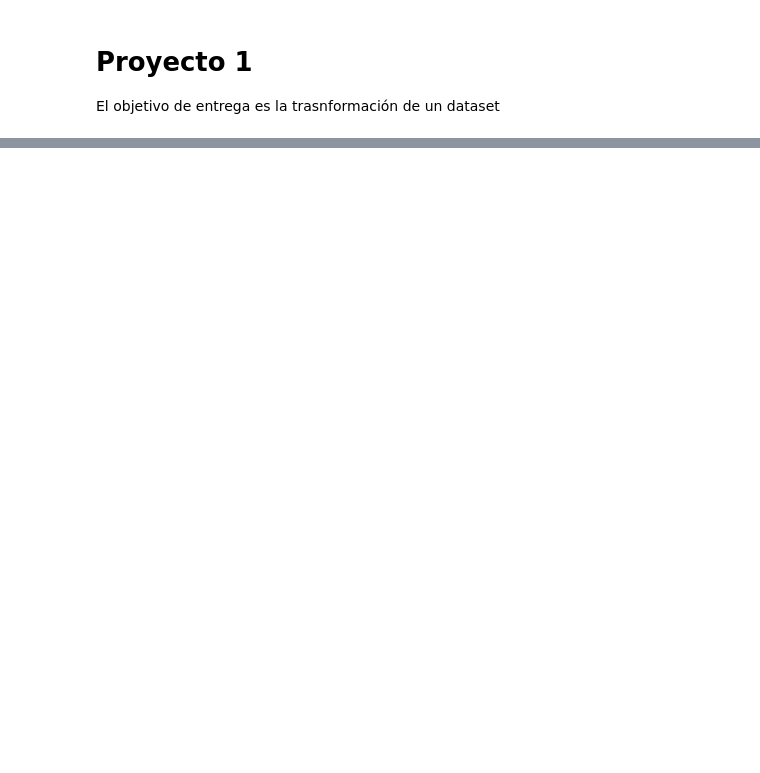
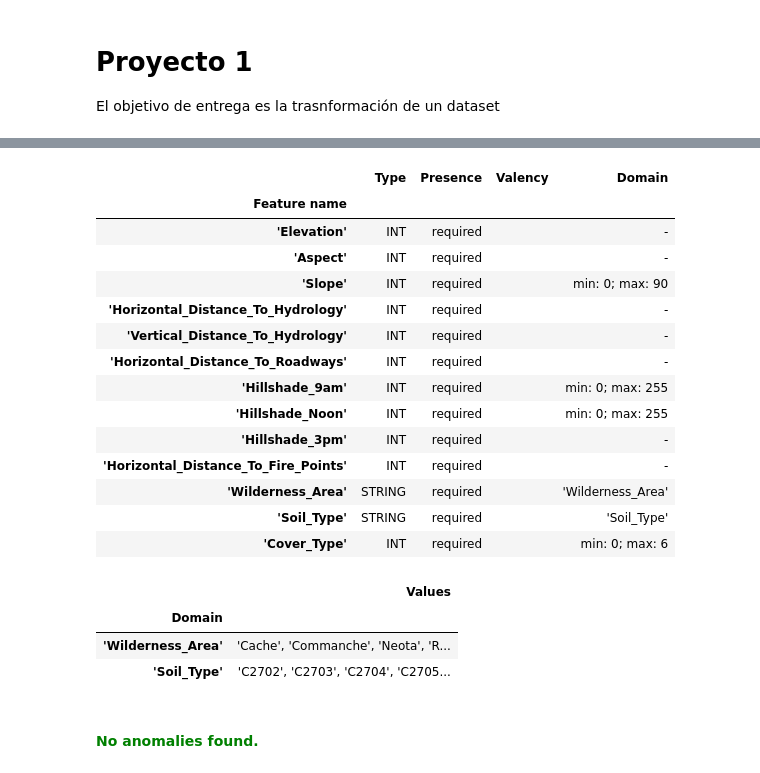
Before and after one commit to JulianaMurillo1509/MLOPS, a Jupyter notebook: Proyecto1/proyecto1.ipynb, the cells around one changed output, grey strips where cells are left out. Saved outputs shown, nothing was run; the diff lists cells and outputs as text; code cells hidden in the pictures; blank space fills up the shorter version.

```diff
--- a/Proyecto1/proyecto1.ipynb
+++ b/Proyecto1/proyecto1.ipynb
@@ -9,11 +11,16 @@ import os
 # %%
-#Se realiza la carga del dataset
+# Se realiza la carga del dataset
 
 # Directorio de los archivos de datos sin procesar
+
 _data_root = './data/covertype'
-
+_pipeline_root = './pipeline/'
 # Ruta a los datos de entrenamiento sin procesar
 _data_filepath = os.path.join(_data_root, 'covertype_train.csv')
+# directorio archivos procesados
+_data_root_clean = './data/covertype_clean'
+_data_clean_filepath= os.path.join(_data_root_clean, 'covertype_clean.csv')
+
 
 # Descargar datos
 os.makedirs(_data_root, exist_ok=True)
@@ -40,0 +358,4 @@ ModuleNotFoundError: No module named 'tfx'
+# %%
+train_data = _data_clean_filepath
+train_stats = tfdv.generate_statistics_from_csv(data_location=train_data)
+tfdv.visualize_statistics(train_stats)
@@ -40,0 +365,6 @@ ModuleNotFoundError: No module named 'tfx'
+# %%
+schema = tfdv.infer_schema(statistics=train_stats)
+
+schema_file = './schema.pbtxt'
+tfdv.write_schema_text(schema, schema_file)
+print("Dataset's Schema has been generated at:", schema_file)
@@ -40,0 +373,17 @@ ModuleNotFoundError: No module named 'tfx'
+# %%
+#Change domain
+tfdv.set_domain(schema,
+   'Cover_Type',
+   tfdv.utils.schema_util.schema_pb2.IntDomain(min=0, max=6,is_categorical=True))
+
+tfdv.set_domain(schema,
+   'Hillshade_9am',
+   tfdv.utils.schema_util.schema_pb2.IntDomain(min=0, max=255))
+
+tfdv.set_domain(schema,
+   'Hillshade_Noon',
+   tfdv.utils.schema_util.schema_pb2.IntDomain(min=0, max=255))
+
+tfdv.set_domain(schema,
+   'Slope',
+   tfdv.utils.schema_util.schema_pb2.IntDomain(min=0, max=90))
@@ -40,0 +395,31 @@ ModuleNotFoundError: No module named 'tfx'
+# %%
+#serving_anomalies = tfdv.validate_statistics(train_stats, schema)
+tfdv.display_schema(schema=schema)
+# %% [output]
+|  | Type | Presence | Valency | Domain |
+| Feature name |  |  |  |  |
+| 'Elevation' | INT | required |  | - |
+| 'Aspect' | INT | required |  | - |
+| 'Slope' | INT | required |  | min: 0; max: 90 |
+| 'Horizontal_Distance_To_Hydrology' | INT | required |  | - |
+| 'Vertical_Distance_To_Hydrology' | INT | required |  | - |
+| 'Horizontal_Distance_To_Roadways' | INT | required |  | - |
+| 'Hillshade_9am' | INT | required |  | min: 0; max: 255 |
+| 'Hillshade_Noon' | INT | required |  | min: 0; max: 255 |
+| 'Hillshade_3pm' | INT | required |  | - |
+| 'Horizontal_Distance_To_Fire_Points' | INT | required |  | - |
+| 'Wilderness_Area' | STRING | required |  | 'Wilderness_Area' |
+| 'Soil_Type' | STRING | required |  | 'Soil_Type' |
+| 'Cover_Type' | INT | required |  | min: 0; max: 6 |
+|  | Values |
+| Domain |  |
+| 'Wilderness_Area' | 'Cache', 'Commanche', 'Neota', 'R... |
+| 'Soil_Type' | 'C2702', 'C2703', 'C2704', 'C2705... |
+# %%
+stats_options =  tfdv.StatsOptions(schema=schema, infer_type_from_schema=True)
+clean_data_stats = tfdv.generate_statistics_from_csv(_data_clean_filepath, stats_options=stats_options)
+clean_data_anomalies = tfdv.validate_statistics(clean_data_stats, schema)
+
+tfdv.display_anomalies(clean_data_anomalies)
+# %% [output]
+No anomalies found.
```
Also changed, not shown: parts of 35 cells of this notebook, 4 other files.
